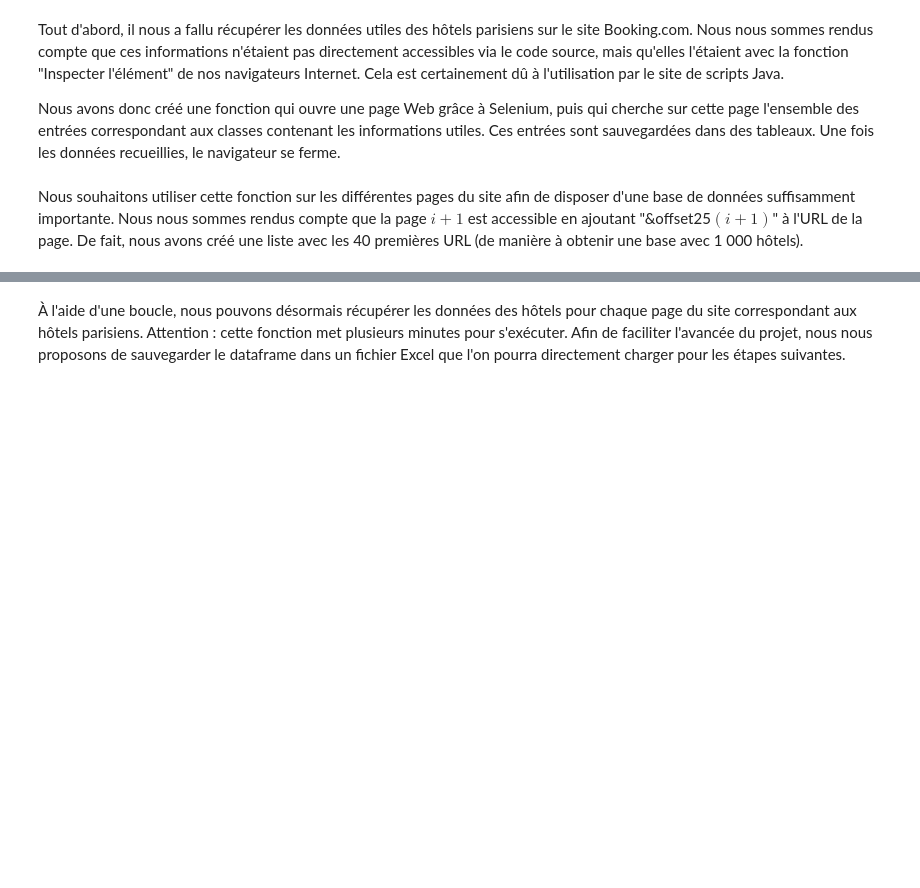
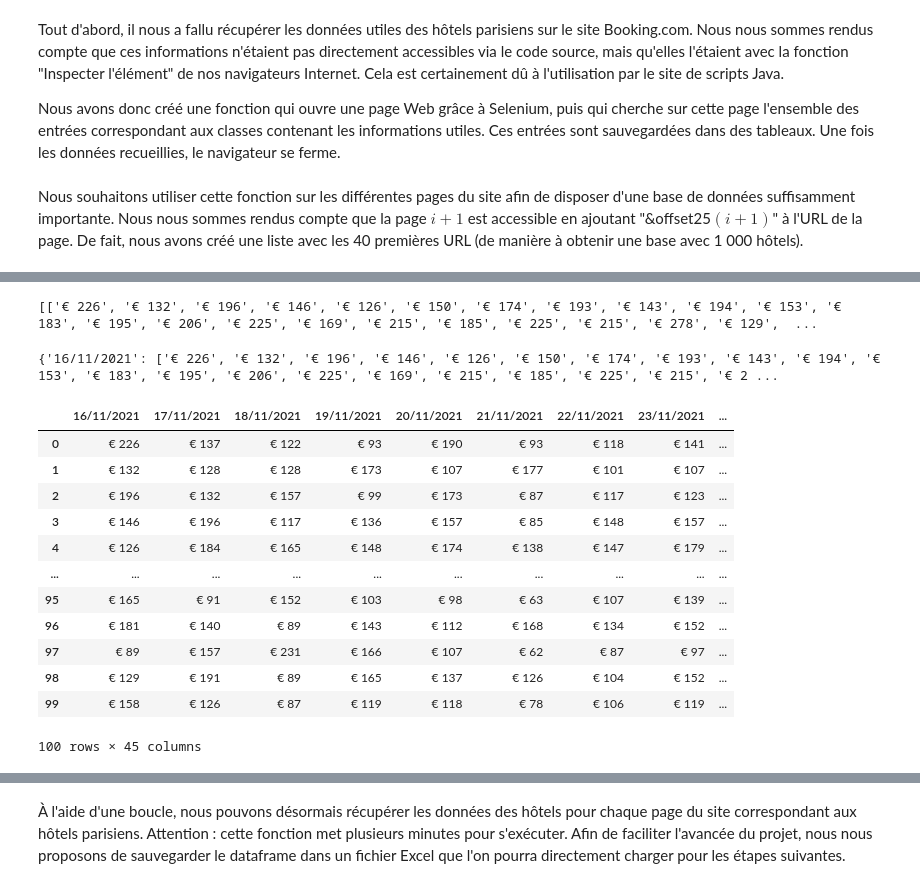
Before and after one commit to fsalaun29/Prediction-prix-hotels-Paris, a Jupyter notebook: Partie 1.ipynb, the cells around one changed output, grey strips where cells are left out. Drawn from its saved outputs; the diff is of its cells as text; code cells hidden in the pictures; blank space fills up the shorter version.

Commit message:
Dataframe évolution des prix

```diff
--- a/Partie 1.ipynb
+++ b/Partie 1.ipynb
@@ -75,0 +33,3 @@ liste
+# %%
+jours = [(a,11) for a in range(16,31)]+[(a,12) for a in range(1,32)]
+jours
@@ -75,0 +54,57 @@ liste
+# %%
+prix = []
+noms_hotels = []
+#prix = [] # En-dessous, l'URL de départ
+# Pour chaque jour, on change l'URL puis on récupère les prix sur les 40 pages
+for jour in range(len(jours)-1): # A chaque fois, on remet l'URL de départ. Cette solution n'est pas optimale en termes de temps de calcul, mais évite d'écrire des lignes supplémentaires car il faudrait s'adapter à l'URL qui est changée à chaque itération.
+    #print(jour)
+    url = 'https://www.booking.com/searchresults.fr.html?label=gog235jc-1FCAMoTTjjAkgNWANoTYgBAZgBDbgBF8gBDNgBAegBAfgBAogCAagCA7gCw9rQiwbAAgHSAiQ0NDlkNGU5ZC03NzAxLTQ5MzItYjdkYS0wMzVkNDI4NGRiNGXYAgXgAgE&sid=81cd22762f2169ba954d21a297ff0a64&aid=356980&src=searchresults&error_url=https%3A%2F%2Fwww.booking.com%2Fsearchresults.fr.html%3Faid%3D356980%3Blabel%3Dgog235jc-1FCAMoTTjjAkgNWANoTYgBAZgBDbgBF8gBDNgBAegBAfgBAogCAagCA7gCw9rQiwbAAgHSAiQ0NDlkNGU5ZC03NzAxLTQ5MzItYjdkYS0wMzVkNDI4NGRiNGXYAgXgAgE%3Bsid%3D81cd22762f2169ba954d21a297ff0a64%3Btmpl%3Dsearchresults%3Bcity%3D-1456928%3Bclass_interval%3D1%3Bdest_id%3D-1456928%3Bdest_type%3Dcity%3Bdtdisc%3D0%3Binac%3D0%3Bindex_postcard%3D0%3Blabel_click%3Dundef%3Boffset%3D0%3Bpostcard%3D0%3Broom1%3DA%252CA%3Bsb_price_type%3Dtotal%3Bshw_aparth%3D1%3Bslp_r_match%3D0%3Bsrpvid%3D227a56f9e7060099%3Bss_all%3D0%3Bssb%3Dempty%3Bsshis%3D0%3Btop_ufis%3D1%26%3B&ss=Paris&is_ski_area=0&ssne=Paris&ssne_untouched=Paris&city=-1456928&checkin_year=2021&checkin_month=11&checkin_monthday=6&checkout_year=2021&checkout_month=11&checkout_monthday=7&group_adults=2&group_children=0&no_rooms=1&sb_changed_dates=1&from_sf=1&nflt=ht_id%3D204'
+    url = url.replace('checkin_year=2021&checkin_month=11&checkin_monthday=6&checkout_year=2021&checkout_month=11&checkout_monthday=7','checkin_year=2021&checkin_month='+str(jours[jour][1])+'&checkin_monthday='+str(jours[jour][0])+'&checkout_year=2021&checkout_month='+str(jours[jour+1][1])+'&checkout_monthday='+str(jours[jour+1][0]))
+    #print(url)
+    liste = cree_liste(url)
+    for i in range(4):
+        driver = webdriver.Chrome()
+        driver.get(liste[i])
+        noms_hotels.append([hotel.text for hotel in wait(driver, 10).until(EC.presence_of_all_elements_located((By.CLASS_NAME, "fde444d7ef._c445487e2")))])
+        prix.append([prix.text for prix in wait(driver,10).until(EC.presence_of_all_elements_located((By.CLASS_NAME, "fde444d7ef._e885fdc12")))])
+        driver.quit()
+
+print(prix, noms_hotels)
+# %% [output]
+[['€ 226', '€ 132', '€ 196', '€ 146', '€ 126', '€ 150', '€ 174', '€ 193', '€ 143', '€ 194', '€ 153', '€ 183', '€ 195', '€ 206', '€ 225', '€ 169', '€ 215', '€ 185', '€ 225', '€ 215', '€ 278', '€ 129',  ...
+# %%
+prix2 = {}
+for x in range(16, 31):
+    prix2["{0}/11/2021".format(x)] = prix[(x-16)*4]+prix[(x-16)*4 +1]+prix[(x-16)*4 +2]+prix[(x-16)*4 +3] #-1+(x-15)*4# prix[(x-16)*4:-1+(x-15)*4]
+for x in range(1, 31):
+    prix2["{0}/12/2021".format(x)] = prix[60+(x-1)*4]+prix[61+(x-1)*4]+prix[62+(x-1)*4]+prix[63+(x-1)*4]
+print(prix2)
+
+nom_hotel_2 = {}
+for x in range(16, 31):
+    nom_hotel_2["{0}/11/2021".format(x)] = noms_hotels[(x-16)*4]+noms_hotels[(x-16)*4 +1]+noms_hotels[(x-16)*4 +2]+noms_hotels[(x-16)*4 +3] #-1+(x-15)*4# prix[(x-16)*4:-1+(x-15)*4]
+for x in range(1, 31):
+    nom_hotel_2["{0}/12/2021".format(x)] = noms_hotels[60+(x-1)*4]+noms_hotels[61+(x-1)*4]+noms_hotels[62+(x-1)*4]+noms_hotels[63+(x-1)*4]
+#nom_hotel_2
+
+#for x in range(1,32):
+#    prix2["prix{0}12".format(x)] = prix[60+(x-1)*4:45+]
+# %% [output]
+{'16/11/2021': ['€ 226', '€ 132', '€ 196', '€ 146', '€ 126', '€ 150', '€ 174', '€ 193', '€ 143', '€ 194', '€ 153', '€ 183', '€ 195', '€ 206', '€ 225', '€ 169', '€ 215', '€ 185', '€ 225', '€ 215', '€ 2 ...
+# %%
+testdfprix = pd.DataFrame.from_dict(prix2)
+testdfprix
+# %% [output]
+|  | 16/11/2021 | 17/11/2021 | 18/11/2021 | 19/11/2021 | 20/11/2021 | 21/11/2021 | 22/11/2021 | 23/11/2021 | ... |
+| 0 | € 226 | € 137 | € 122 | € 93 | € 190 | € 93 | € 118 | € 141 | ... |
+| 1 | € 132 | € 128 | € 128 | € 173 | € 107 | € 177 | € 101 | € 107 | ... |
+| 2 | € 196 | € 132 | € 157 | € 99 | € 173 | € 87 | € 117 | € 123 | ... |
+| 3 | € 146 | € 196 | € 117 | € 136 | € 157 | € 85 | € 148 | € 157 | ... |
+| 4 | € 126 | € 184 | € 165 | € 148 | € 174 | € 138 | € 147 | € 179 | ... |
+| ... | ... | ... | ... | ... | ... | ... | ... | ... | ... |
+| 95 | € 165 | € 91 | € 152 | € 103 | € 98 | € 63 | € 107 | € 139 | ... |
+| 96 | € 181 | € 140 | € 89 | € 143 | € 112 | € 168 | € 134 | € 152 | ... |
+| 97 | € 89 | € 157 | € 231 | € 166 | € 107 | € 62 | € 87 | € 97 | ... |
+| 98 | € 129 | € 191 | € 89 | € 165 | € 137 | € 126 | € 104 | € 152 | ... |
+| 99 | € 158 | € 126 | € 87 | € 119 | € 118 | € 78 | € 106 | € 119 | ... |
+100 rows × 45 columns
```
Also changed, not shown: parts of 32 cells of this notebook.
